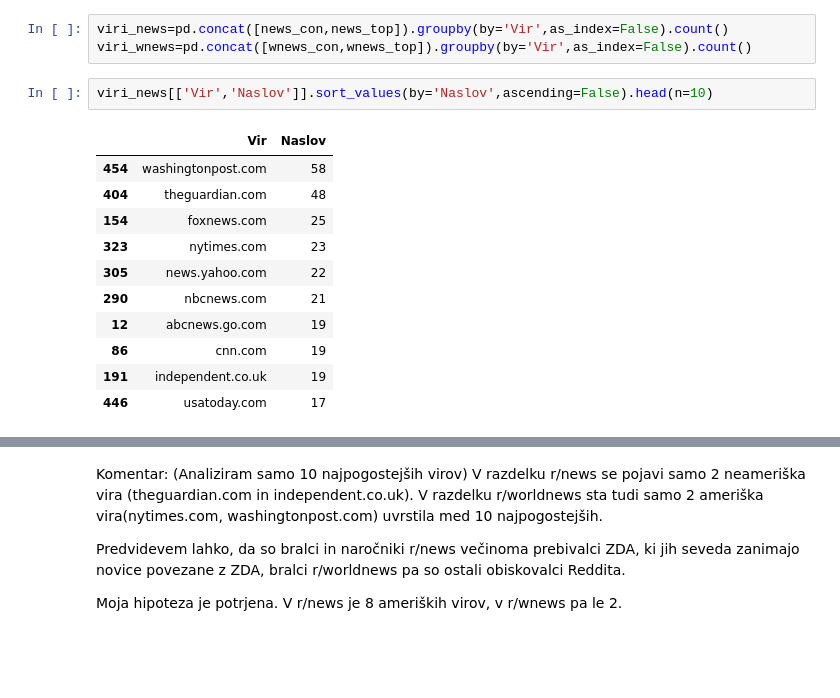
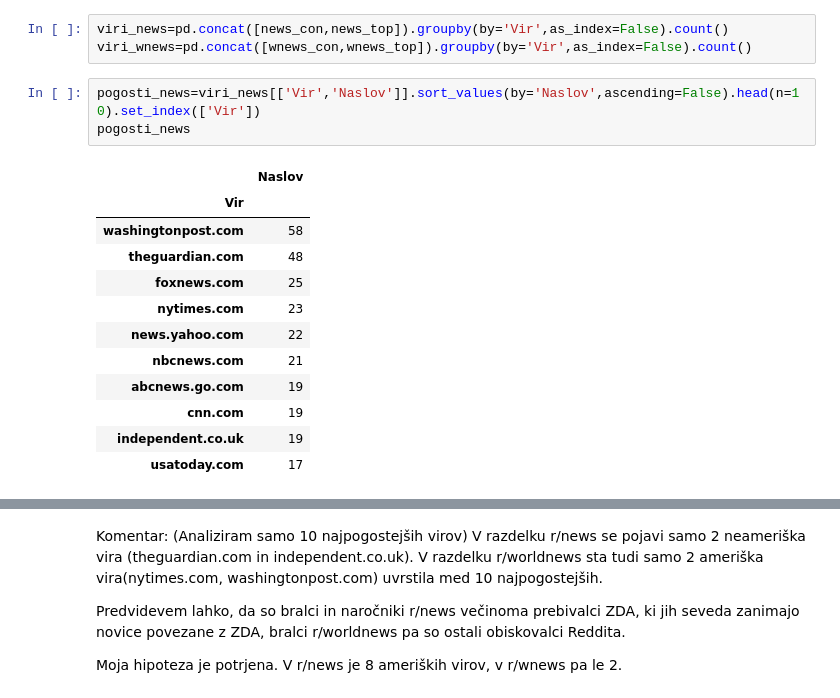
Before and after one commit to julijatominc/novice-Reddit, a Jupyter notebook: Analiza_novic.ipynb, the cells around one changed output, grey strips where cells are left out. Cells and saved outputs as stored; diff of their text form; blank space fills up the shorter version.

```diff
--- a/Analiza_novic.ipynb
+++ b/Analiza_novic.ipynb
@@ -39,16 +41,18 @@ Združila sem skupaj število novic posameznega vira r/news in r/worldnews. Tako
 viri_news=pd.concat([news_con,news_top]).groupby(by='Vir',as_index=False).count()
 viri_wnews=pd.concat([wnews_con,wnews_top]).groupby(by='Vir',as_index=False).count()
 # %%
-viri_news[['Vir','Naslov']].sort_values(by='Naslov',ascending=False).head(n=10)
+pogosti_news=viri_news[['Vir','Naslov']].sort_values(by='Naslov',ascending=False).head(n=10).set_index(['Vir'])
+pogosti_news
 # %% [output]
-|  | Vir | Naslov |
-| 454 | washingtonpost.com | 58 |
-| 404 | theguardian.com | 48 |
-| 154 | foxnews.com | 25 |
-| 323 | nytimes.com | 23 |
-| 305 | news.yahoo.com | 22 |
-| 290 | nbcnews.com | 21 |
-| 12 | abcnews.go.com | 19 |
-| 86 | cnn.com | 19 |
-| 191 | independent.co.uk | 19 |
-| 446 | usatoday.com | 17 |
+|  | Naslov |
+| Vir |  |
+| washingtonpost.com | 58 |
+| theguardian.com | 48 |
+| foxnews.com | 25 |
+| nytimes.com | 23 |
+| news.yahoo.com | 22 |
+| nbcnews.com | 21 |
+| abcnews.go.com | 19 |
+| cnn.com | 19 |
+| independent.co.uk | 19 |
+| usatoday.com | 17 |
```
Also changed, not shown: parts of 62 cells of this notebook.
